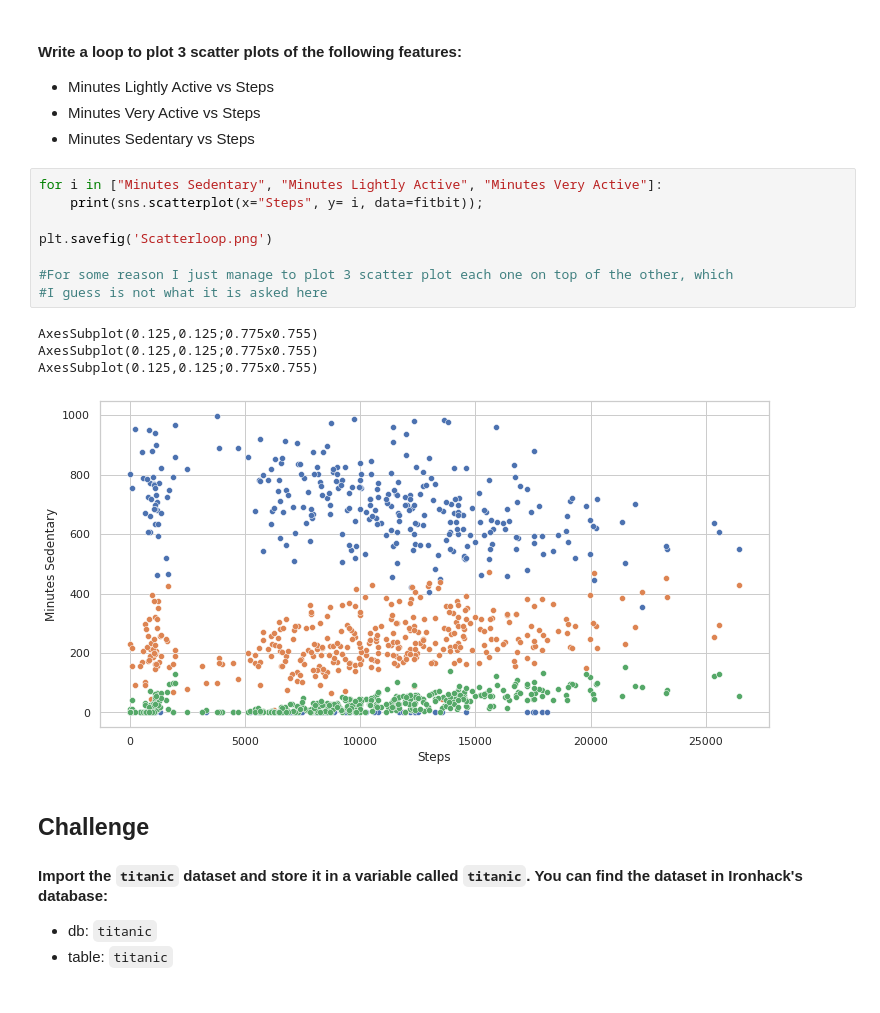
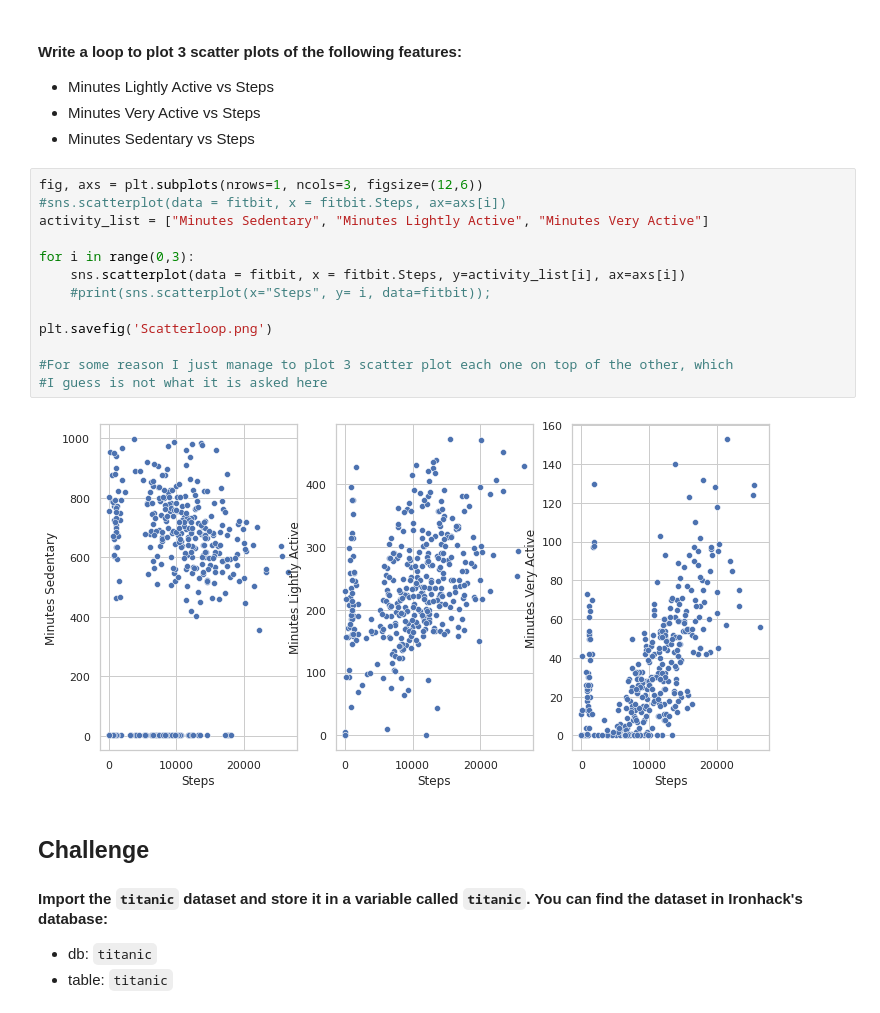
Before and after one commit to Ironhack-Data-Madrid-Enero-2022/lab-matplotlib-seaborn, a Jupyter notebook: your-code/main.ipynb, the cells around one changed output. Drawn from its saved outputs; the diff is of its cells as text.

```diff
--- a/your-code/main.ipynb
+++ b/your-code/main.ipynb
@@ -89,18 +89,20 @@ plt.savefig('Stepsworkweek.png')
 * Minutes Very Active vs Steps
 * Minutes Sedentary vs Steps
 # %%
-for i in ["Minutes Sedentary", "Minutes Lightly Active", "Minutes Very Active"]:
-    print(sns.scatterplot(x="Steps", y= i, data=fitbit));
+fig, axs = plt.subplots(nrows=1, ncols=3, figsize=(12,6))
+#sns.scatterplot(data = fitbit, x = fitbit.Steps, ax=axs[i])
+activity_list = ["Minutes Sedentary", "Minutes Lightly Active", "Minutes Very Active"]
+
+for i in range(0,3):
+    sns.scatterplot(data = fitbit, x = fitbit.Steps, y=activity_list[i], ax=axs[i])
+    #print(sns.scatterplot(x="Steps", y= i, data=fitbit));
 
 plt.savefig('Scatterloop.png')
 
 #For some reason I just manage to plot 3 scatter plot each one on top of the other, which
 #I guess is not what it is asked here
 # %% [output]
-AxesSubplot(0.125,0.125;0.775x0.755)
-AxesSubplot(0.125,0.125;0.775x0.755)
-AxesSubplot(0.125,0.125;0.775x0.755)
-[figure, old version]
+[figure, new version]
 # %% [markdown]
 ## Challenge
 
```
